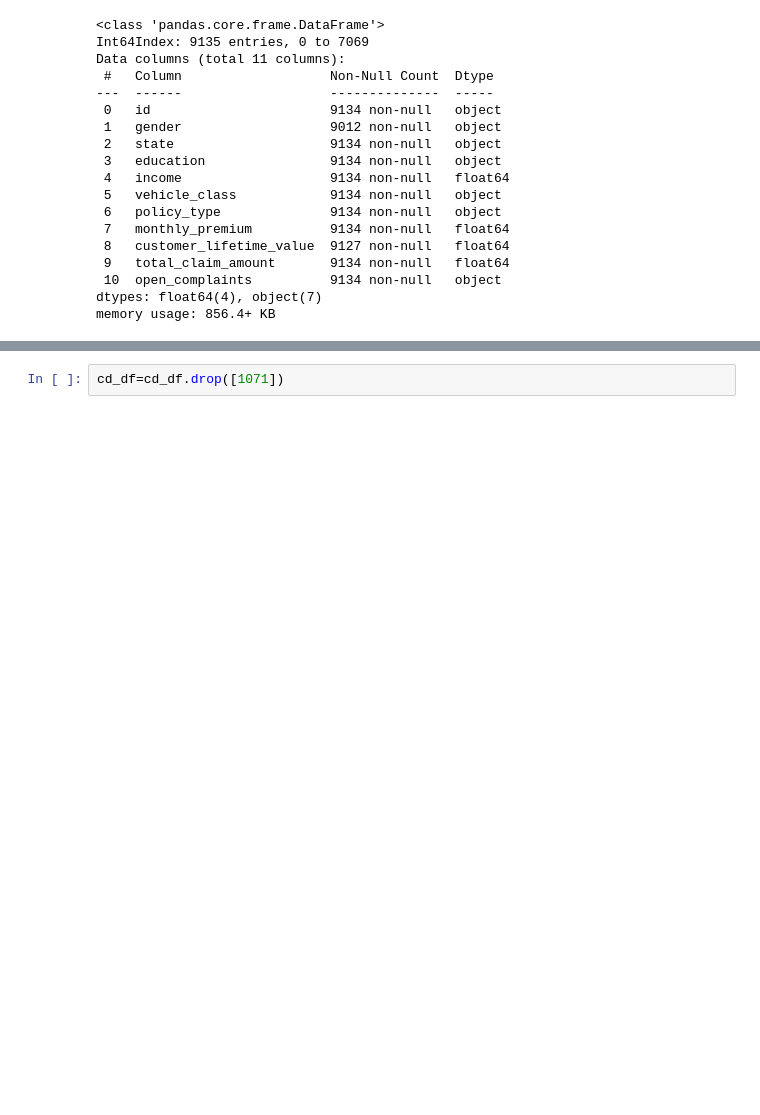
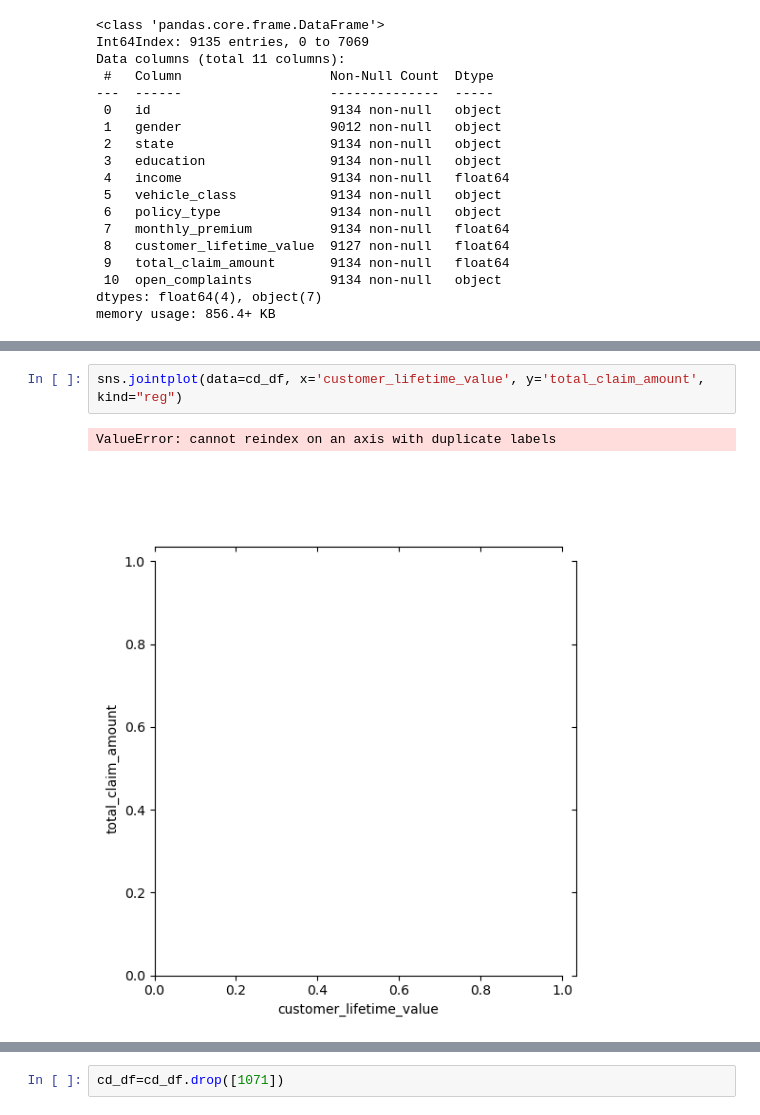
Before and after one commit to FredNurn/IronHack_DataLab_Frederik, a Jupyter notebook: Week 2/Customer_Analysis_Case_Study/CustomerAnalysis.ipynb, the cells around one changed output, grey strips where cells are left out. Cells and saved outputs as stored; diff of their text form; blank space fills up the shorter version.

Commit message:
CustomerAnalysis2 upload

```diff
--- a/Week 2/Customer_Analysis_Case_Study/CustomerAnalysis.ipynb
+++ b/Week 2/Customer_Analysis_Case_Study/CustomerAnalysis.ipynb
@@ -509,2 +510,7 @@ plt.show()
+# %%
+sns.jointplot(data=cd_df, x='customer_lifetime_value', y='total_claim_amount', kind="reg")
+# %% [output]
+ValueError: cannot reindex on an axis with duplicate labels
+[figure, added]
 # %%
 cd_df.reset_index()
```
Also changed, not shown: parts of 28 cells of this notebook, 1 other file.
